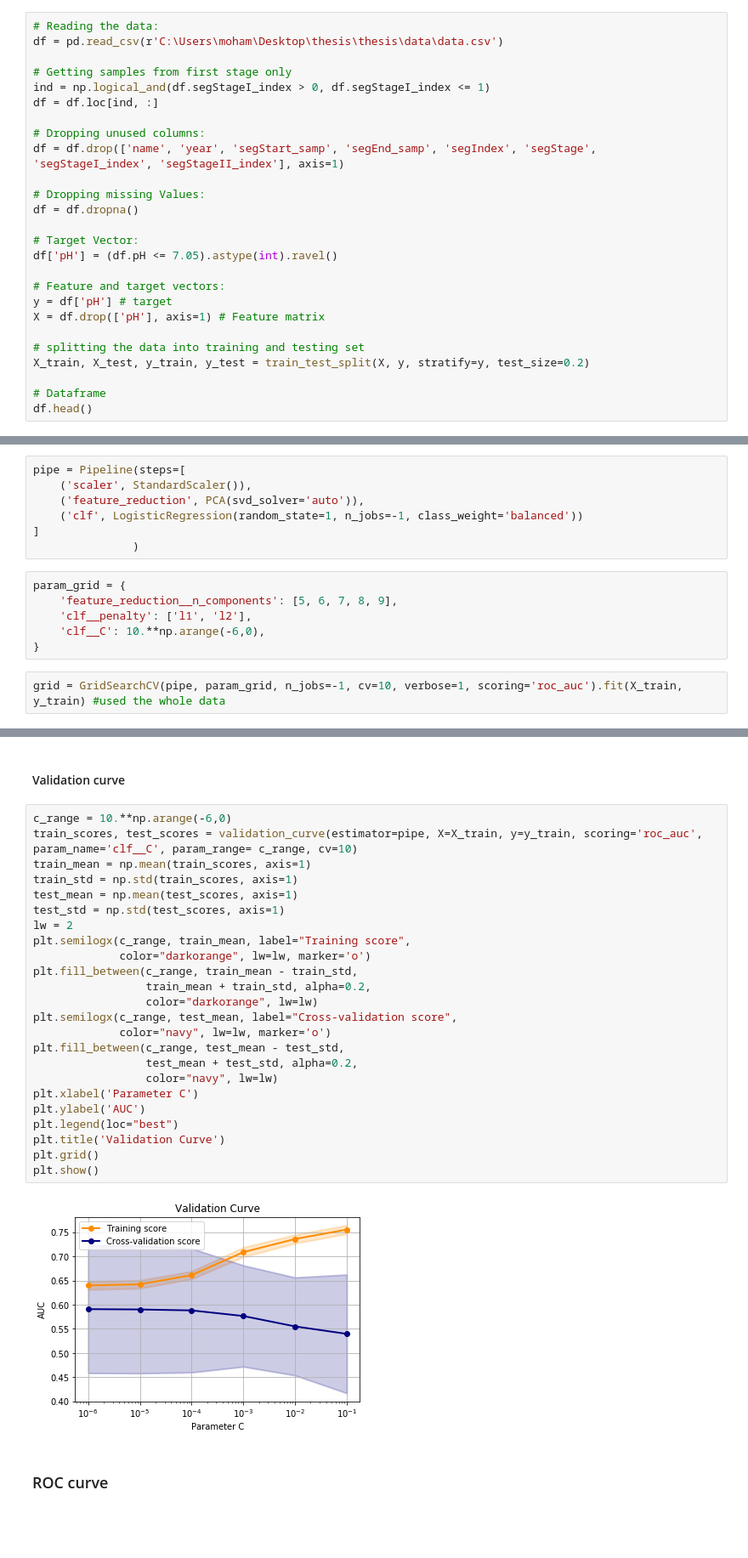
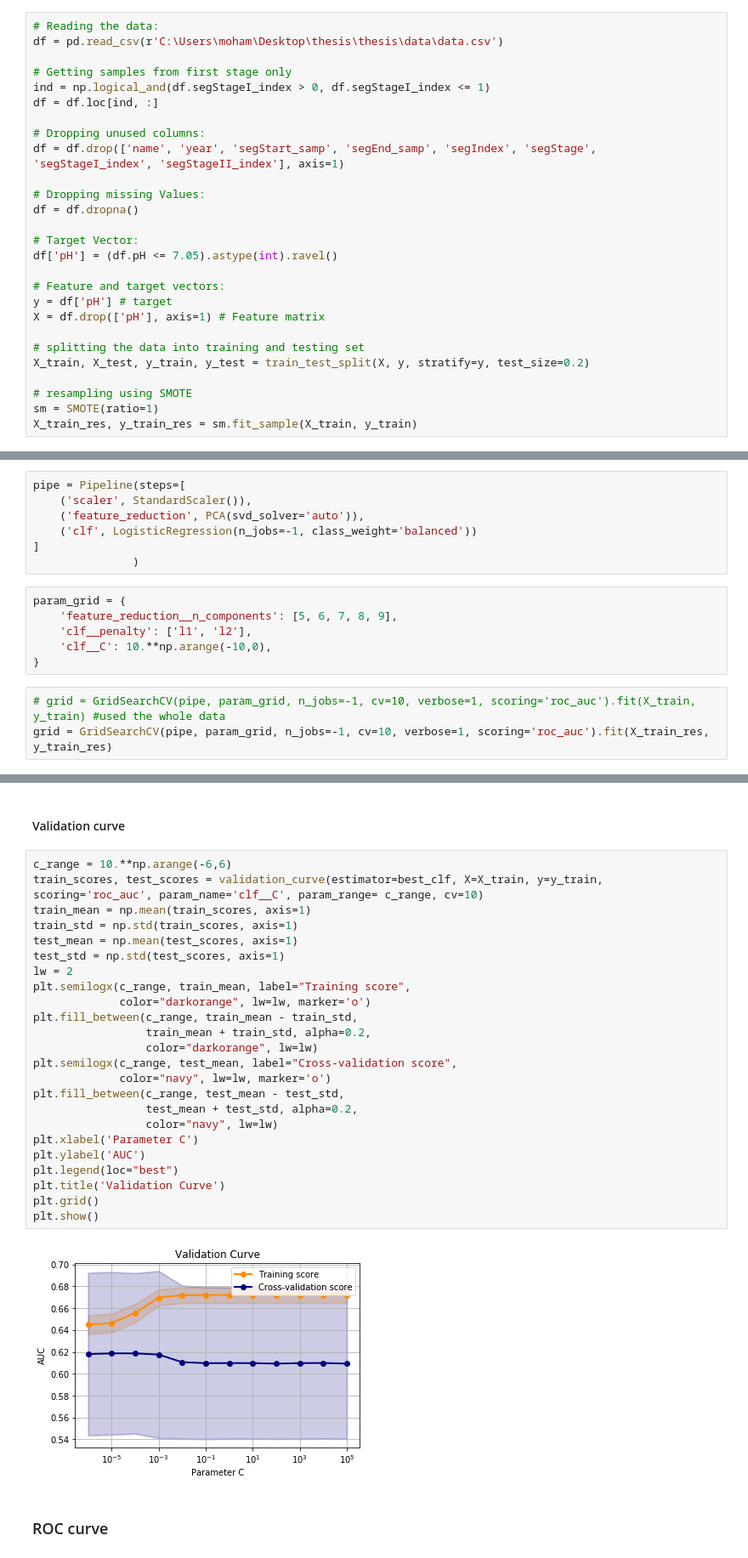
Before and after one commit to safwatmohamed/mythesis, a Jupyter notebook: pipeline_initial.ipynb, the cells around one changed output, grey strips where cells are left out. Shown: that part at 85% size. Drawn from its saved outputs; the diff is of its cells as text; blank space fills up the shorter version.

Commit message:
smote imp.

```diff
--- a/pipeline_initial.ipynb
+++ b/pipeline_initial.ipynb
@@ -52,5 +59,6 @@ X = df.drop(['pH'], axis=1) # Feature matrix
 # splitting the data into training and testing set
 X_train, X_test, y_train, y_test = train_test_split(X, y, stratify=y, test_size=0.2)
 
-# Dataframe
-df.head()
+# resampling using SMOTE
+sm = SMOTE(ratio=1)
+X_train_res, y_train_res = sm.fit_sample(X_train, y_train)
@@ -66,15 +70,16 @@ df.head()
 pipe = Pipeline(steps=[
     ('scaler', StandardScaler()),
     ('feature_reduction', PCA(svd_solver='auto')),
-    ('clf', LogisticRegression(random_state=1, n_jobs=-1, class_weight='balanced'))
+    ('clf', LogisticRegression(n_jobs=-1, class_weight='balanced'))
 ]
                )
 # %%
 param_grid = {
     'feature_reduction__n_components': [5, 6, 7, 8, 9],
     'clf__penalty': ['l1', 'l2'],
-    'clf__C': 10.**np.arange(-6,0),
+    'clf__C': 10.**np.arange(-10,0),
 }
 # %%
-grid = GridSearchCV(pipe, param_grid, n_jobs=-1, cv=10, verbose=1, scoring='roc_auc').fit(X_train, y_train) #used the whole data
+# grid = GridSearchCV(pipe, param_grid, n_jobs=-1, cv=10, verbose=1, scoring='roc_auc').fit(X_train, y_train) #used the whole data
+grid = GridSearchCV(pipe, param_grid, n_jobs=-1, cv=10, verbose=1, scoring='roc_auc').fit(X_train_res, y_train_res)
 # %% [output]
@@ -114,29 +117,29 @@ CVresults = pd.DataFrame(grid.cv_results_);CVresults
 # %% [markdown]
 #### Validation curve
 # %%
-c_range = 10.**np.arange(-6,0)
-train_scores, test_scores = validation_curve(estimator=pipe, X=X_train, y=y_train, scoring='roc_auc', param_name='clf__C', param_range= c_range, cv=10)
+c_range = 10.**np.arange(-6,6)
+train_scores, test_scores = validation_curve(estimator=best_clf, X=X_train, y=y_train, scoring='roc_auc', param_name='clf__C', param_range= c_range, cv=10)
 train_mean = np.mean(train_scores, axis=1)
 train_std = np.std(train_scores, axis=1)
 test_mean = np.mean(test_scores, axis=1)
 test_std = np.std(test_scores, axis=1)
 lw = 2
 plt.semilogx(c_range, train_mean, label="Training score",
              color="darkorange", lw=lw, marker='o')
 plt.fill_between(c_range, train_mean - train_std,
                  train_mean + train_std, alpha=0.2,
                  color="darkorange", lw=lw)
 plt.semilogx(c_range, test_mean, label="Cross-validation score",
              color="navy", lw=lw, marker='o')
 plt.fill_between(c_range, test_mean - test_std,
                  test_mean + test_std, alpha=0.2,
                  color="navy", lw=lw)
 plt.xlabel('Parameter C')
 plt.ylabel('AUC')
 plt.legend(loc="best")
 plt.title('Validation Curve')
 plt.grid()
 plt.show()
 # %% [output]
-[figure, old version]
+[figure, new version]
 # %% [markdown]
```
Also changed, not shown: parts of 10 cells of this notebook.
